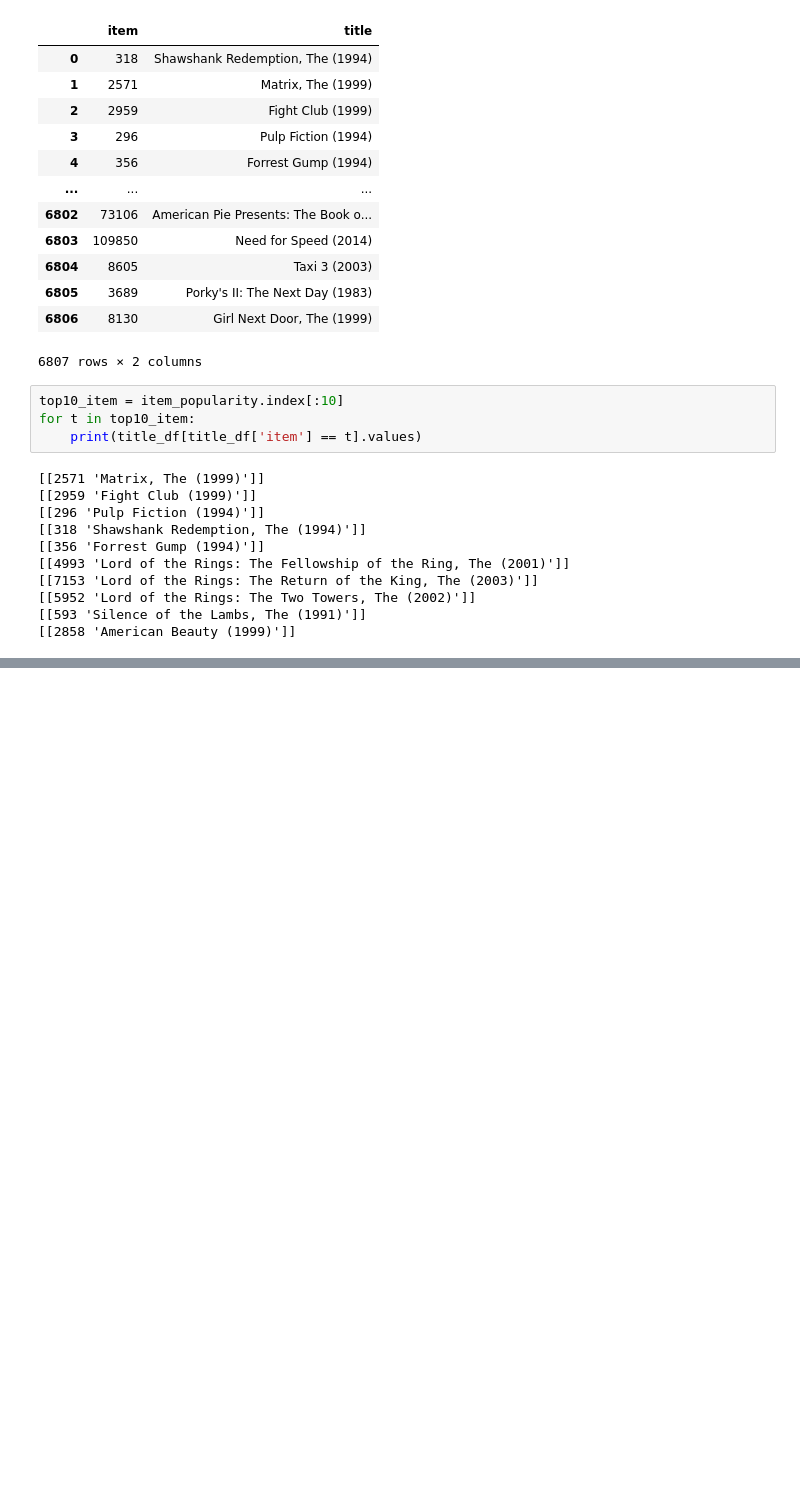
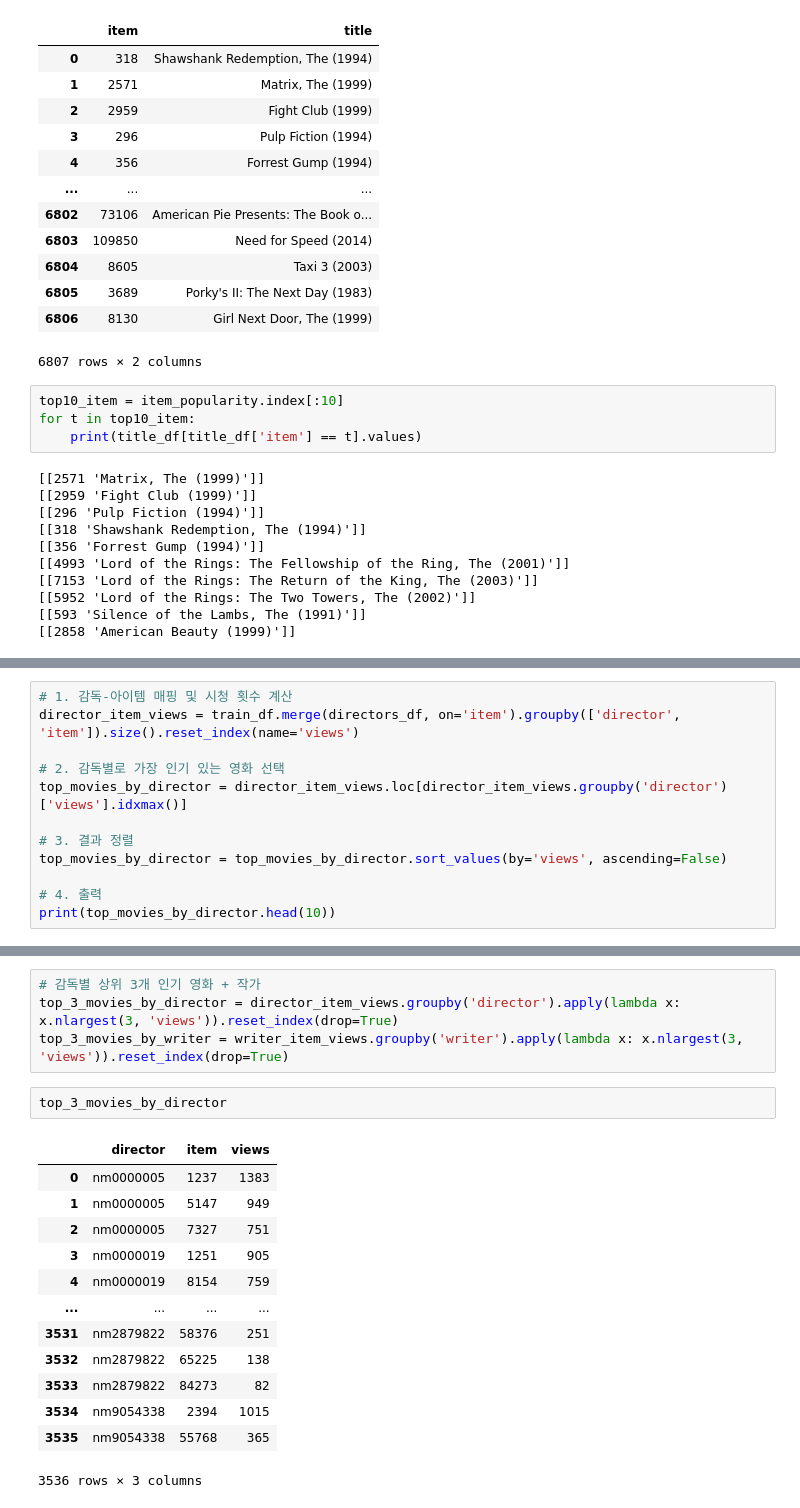
Before and after one commit to boostcampaitech7/level2-recsys-movierecommendation-recsys-08-lv3, a Jupyter notebook: src/analysis/EDA_sunwoo_1.ipynb, the cells around one changed output, grey strips where cells are left out. Drawn from its saved outputs; the diff is of its cells as text; blank space fills up the shorter version.

```diff
--- a/src/analysis/EDA_sunwoo_1.ipynb
+++ b/src/analysis/EDA_sunwoo_1.ipynb
@@ -352,0 +512,12 @@ len(overlapping_users_by_item[1])
+# %%
+# 1. 감독-아이템 매핑 및 시청 횟수 계산
+director_item_views = train_df.merge(directors_df, on='item').groupby(['director', 'item']).size().reset_index(name='views')
+
+# 2. 감독별로 가장 인기 있는 영화 선택
+top_movies_by_director = director_item_views.loc[director_item_views.groupby('director')['views'].idxmax()]
+
+# 3. 결과 정렬
+top_movies_by_director = top_movies_by_director.sort_values(by='views', ascending=False)
+
+# 4. 출력
+print(top_movies_by_director.head(10))
@@ -352,0 +560,20 @@ len(overlapping_users_by_item[1])
+# %%
+# 감독별 상위 3개 인기 영화 + 작가
+top_3_movies_by_director = director_item_views.groupby('director').apply(lambda x: x.nlargest(3, 'views')).reset_index(drop=True)
+top_3_movies_by_writer = writer_item_views.groupby('writer').apply(lambda x: x.nlargest(3, 'views')).reset_index(drop=True)
+# %%
+top_3_movies_by_director
+# %% [output]
+|  | director | item | views |
+| 0 | nm0000005 | 1237 | 1383 |
+| 1 | nm0000005 | 5147 | 949 |
+| 2 | nm0000005 | 7327 | 751 |
+| 3 | nm0000019 | 1251 | 905 |
+| 4 | nm0000019 | 8154 | 759 |
+| ... | ... | ... | ... |
+| 3531 | nm2879822 | 58376 | 251 |
+| 3532 | nm2879822 | 65225 | 138 |
+| 3533 | nm2879822 | 84273 | 82 |
+| 3534 | nm9054338 | 2394 | 1015 |
+| 3535 | nm9054338 | 55768 | 365 |
+3536 rows × 3 columns
```
Also changed, not shown: parts of 29 cells of this notebook.
